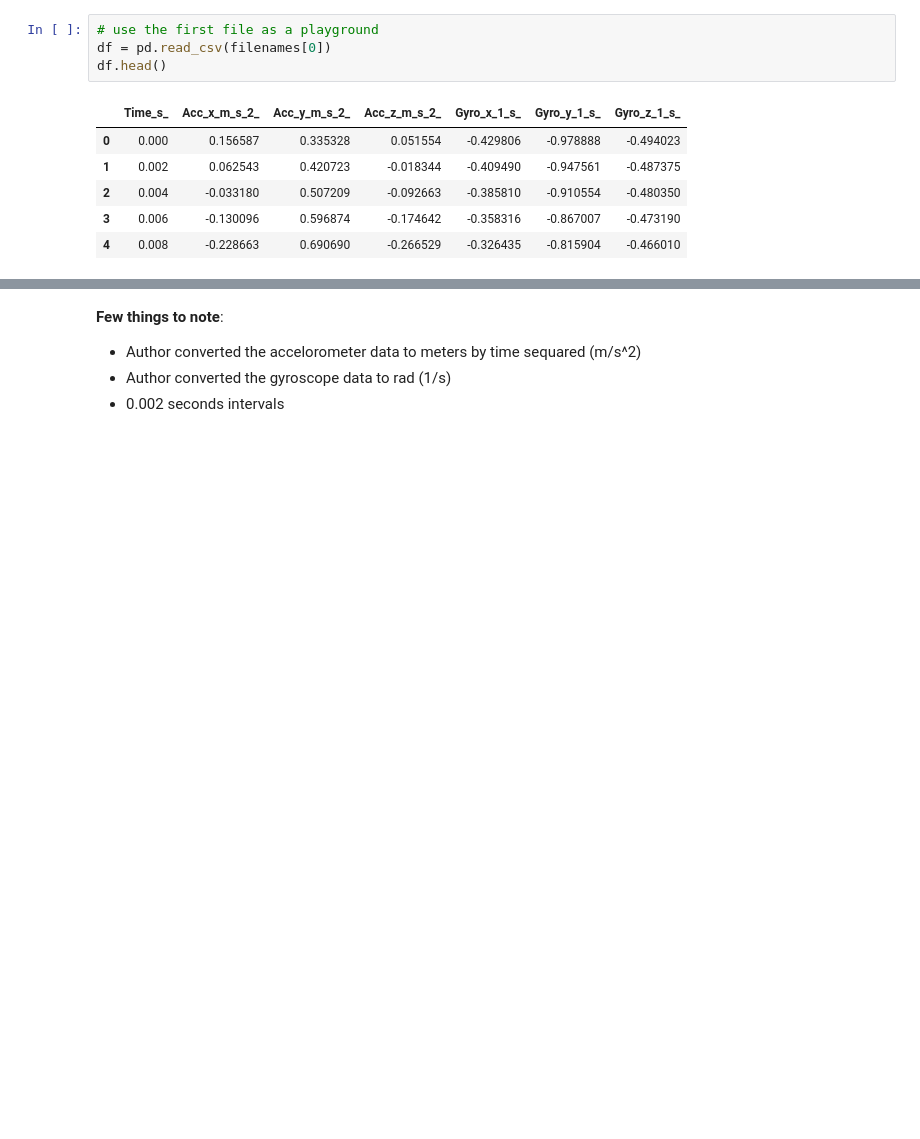
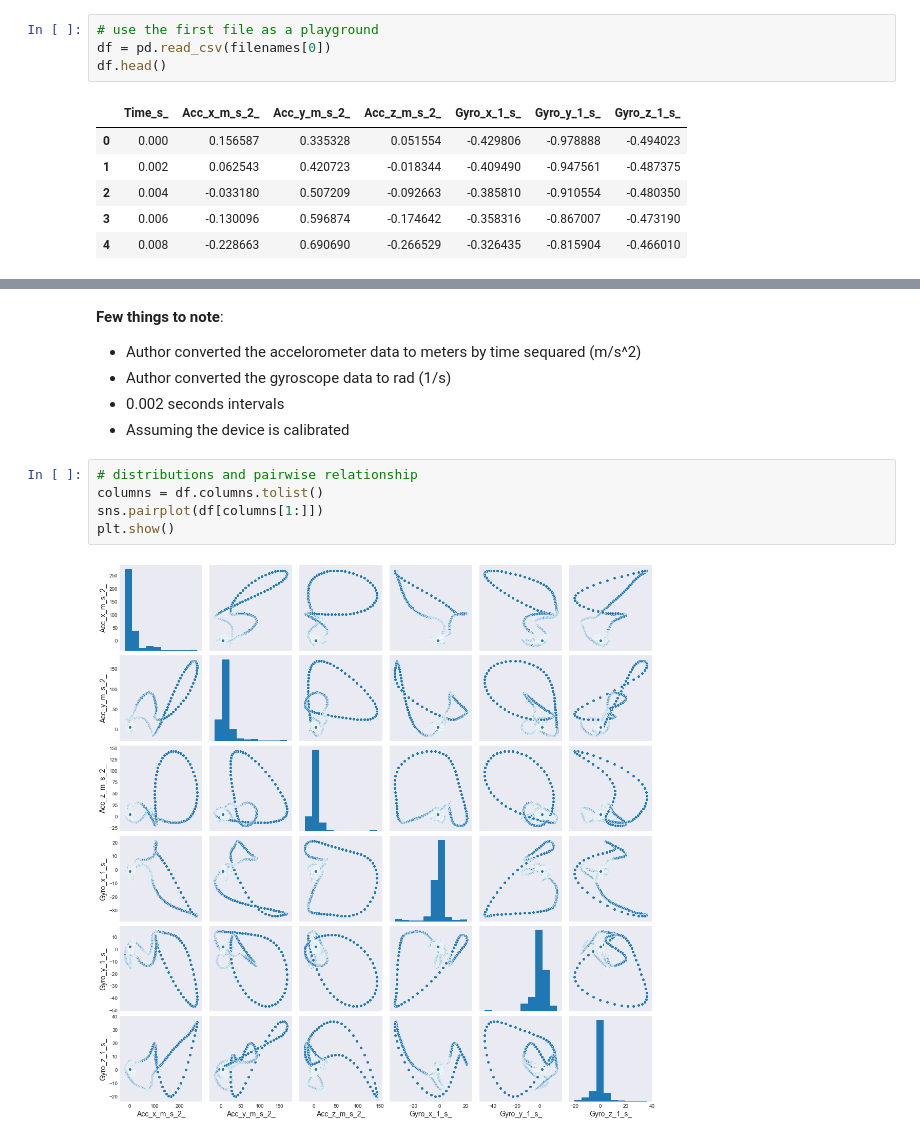
Before and after one commit to Gal-Gilor/Who-threw-that, a Jupyter notebook: accelerometer_eda.ipynb, the cells around one changed output, grey strips where cells are left out. Drawn from its saved outputs; the diff is of its cells as text; blank space fills up the shorter version.

```diff
--- a/accelerometer_eda.ipynb
+++ b/accelerometer_eda.ipynb
@@ -95,3 +162,11 @@ df.head()
 * Author converted the accelorometer data to meters by time sequared (m/s^2)
 * Author converted the gyroscope data to rad (1/s)
 * 0.002 seconds intervals
+* Assuming the device is calibrated
+# %%
+# distributions and pairwise relationship
+columns = df.columns.tolist()
+sns.pairplot(df[columns[1:]])
+plt.show()
+# %% [output]
+[figure, added]
```
Also changed, not shown: parts of 10 cells of this notebook.
